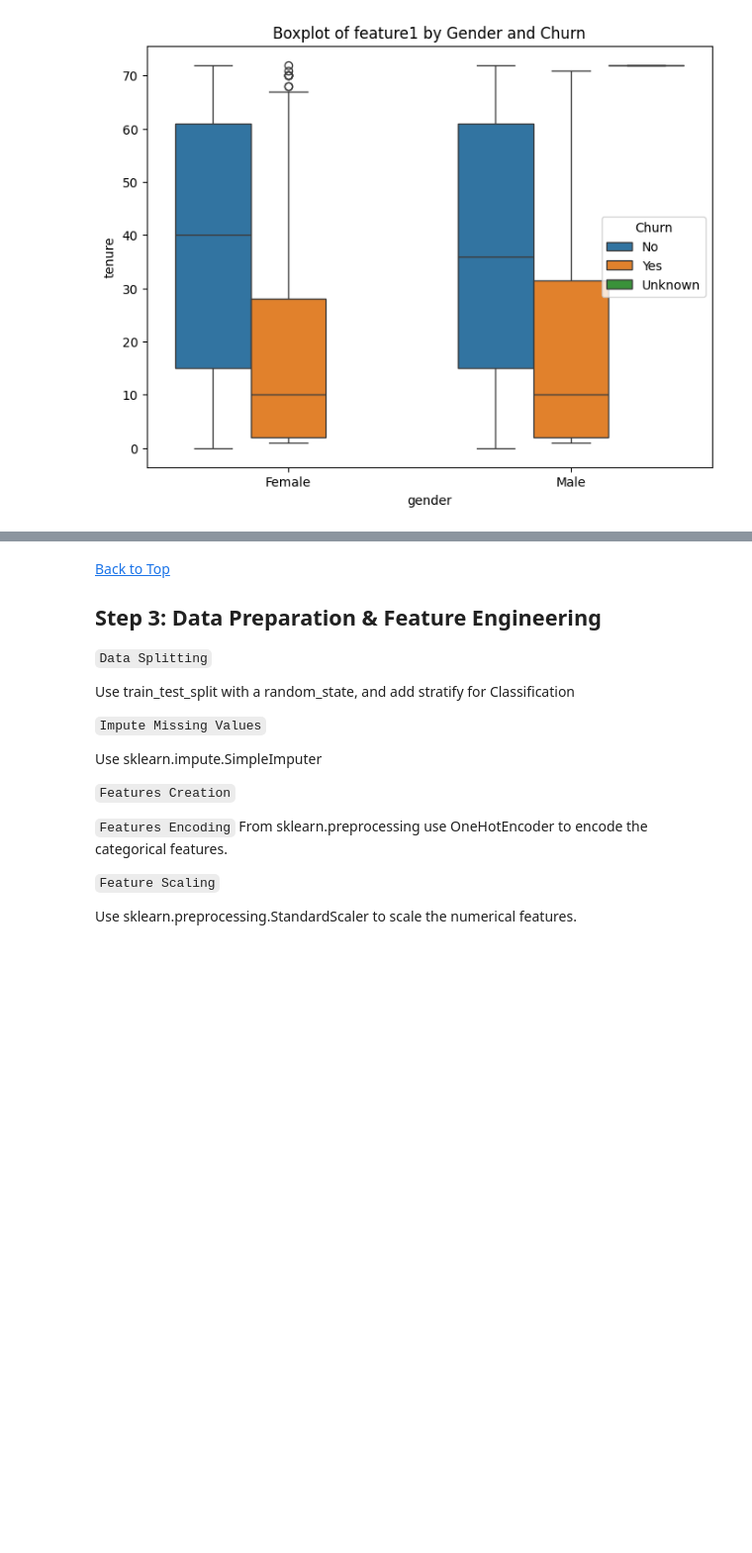
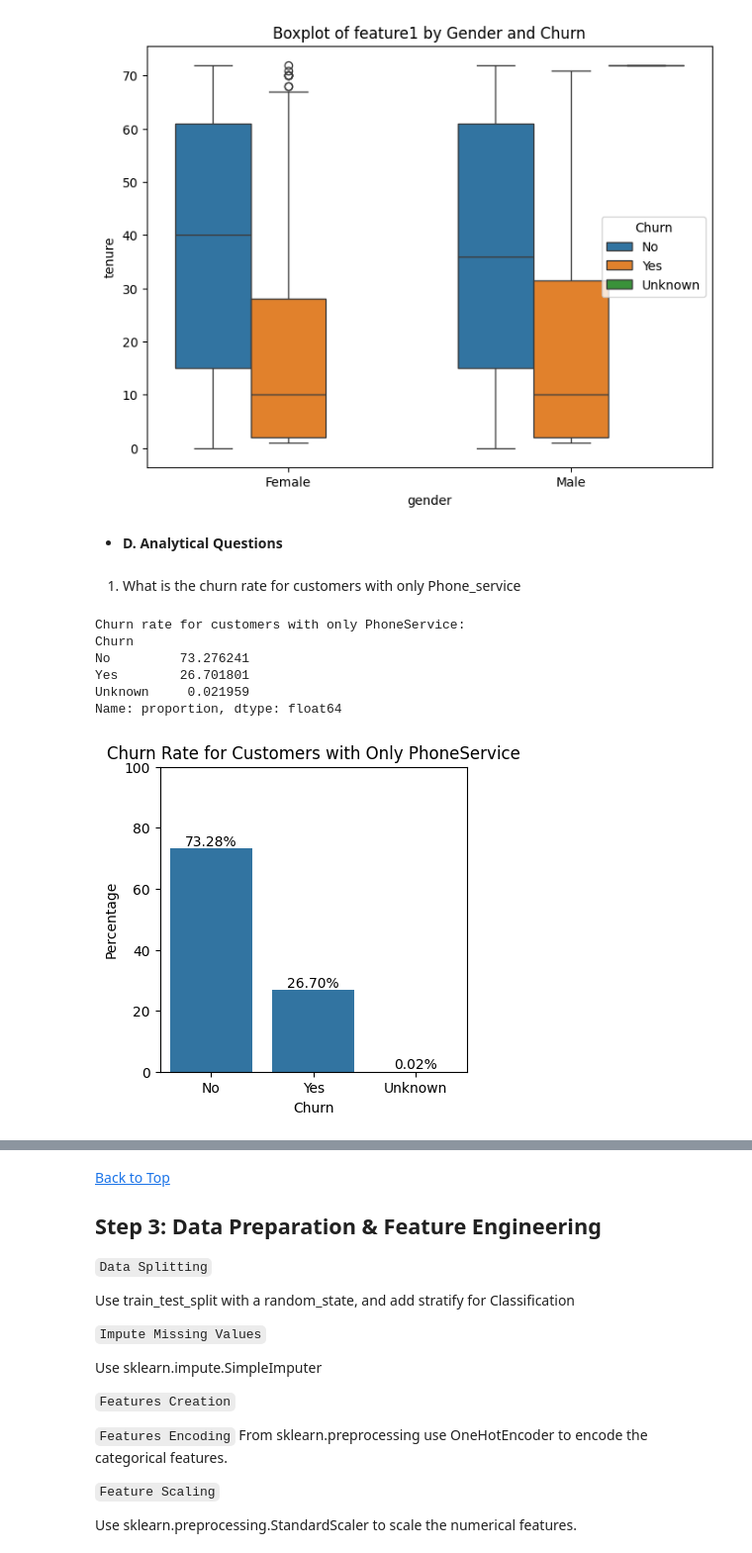
Before and after one commit to worlakuma/Machine-Learning-Prediction-Model-for-a-Telecommunications-Provider, a Jupyter notebook: LP2_Marchine_Learning_Project.ipynb, the cells around one changed output, grey strips where cells are left out. Shown at 99% size. Cells and saved outputs as stored; diff of their text form; code cells hidden in the pictures; blank space fills up the shorter version.

```diff
--- a/LP2_Marchine_Learning_Project.ipynb
+++ b/LP2_Marchine_Learning_Project.ipynb
@@ -758,3 +754,37 @@ plt.title('Boxplot of feature1 by Gender and Churn')
 plt.show()
 # %% [output]
 [figure]
+# %% [markdown]
+- **D. Analytical Questions**
+# %% [markdown]
+1. What is the churn rate for customers with only Phone_service
+# %%
+
+# Filter customers with only PhoneService
+phone_service_only = df_train[(df_train['PhoneService'] == 'Yes')]
+
+# Calculate churn rate
+churn_rate = phone_service_only['Churn'].value_counts(normalize=True) * 100
+
+# Print churn rate
+print("Churn rate for customers with only PhoneService:")
+print(churn_rate)
+
+# Visualize the churn rate
+plt.figure(figsize=(4, 4))
+sns.barplot(x=churn_rate.index, y=churn_rate.values)
+plt.title('Churn Rate for Customers with Only PhoneService')
+plt.ylabel('Percentage')
+plt.xlabel('Churn')
+plt.ylim(0, 100)
+for index, value in enumerate(churn_rate.values):
+    plt.text(index, value + 1, f'{value:.2f}%', ha='center')
+plt.show()
+# %% [output]
+Churn rate for customers with only PhoneService:
+Churn
+No         73.276241
+Yes        26.701801
+Unknown     0.021959
+Name: proportion, dtype: float64
+[figure, added]
```
Also changed, not shown: parts of 16 cells of this notebook.
